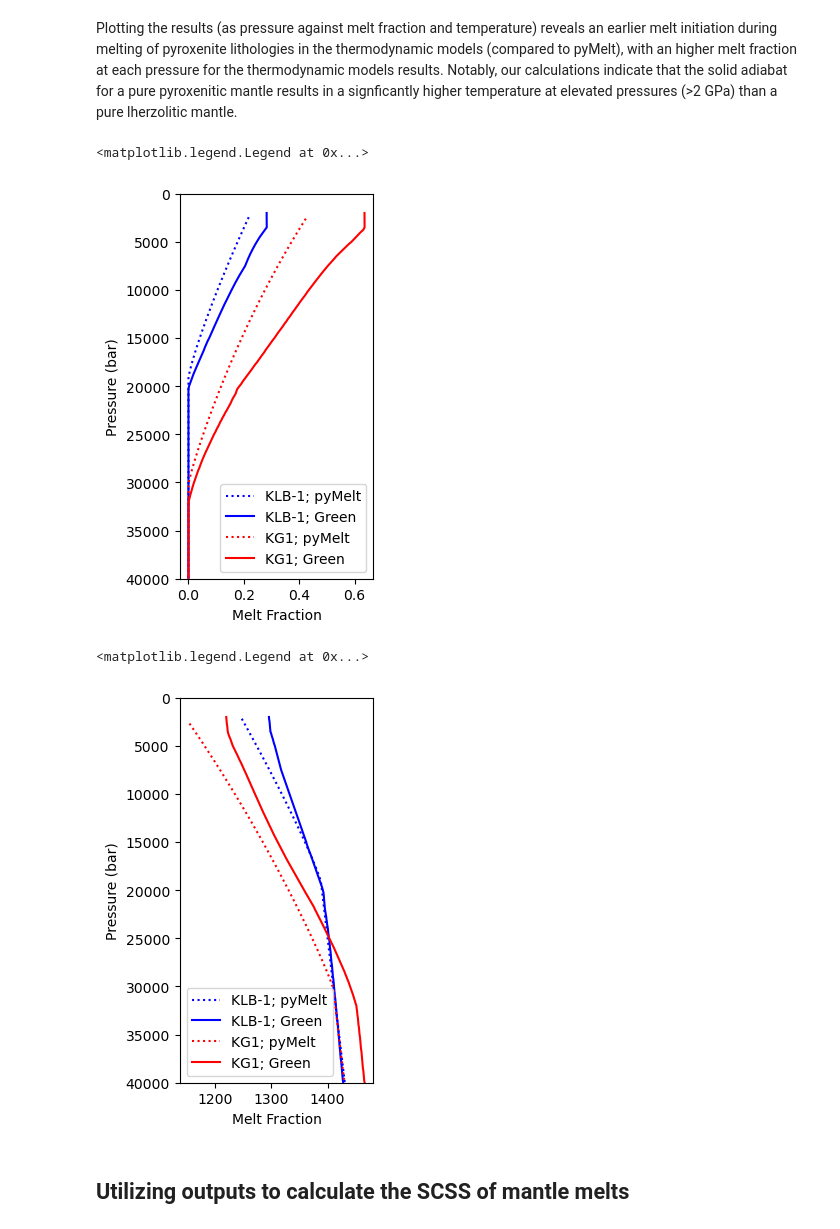
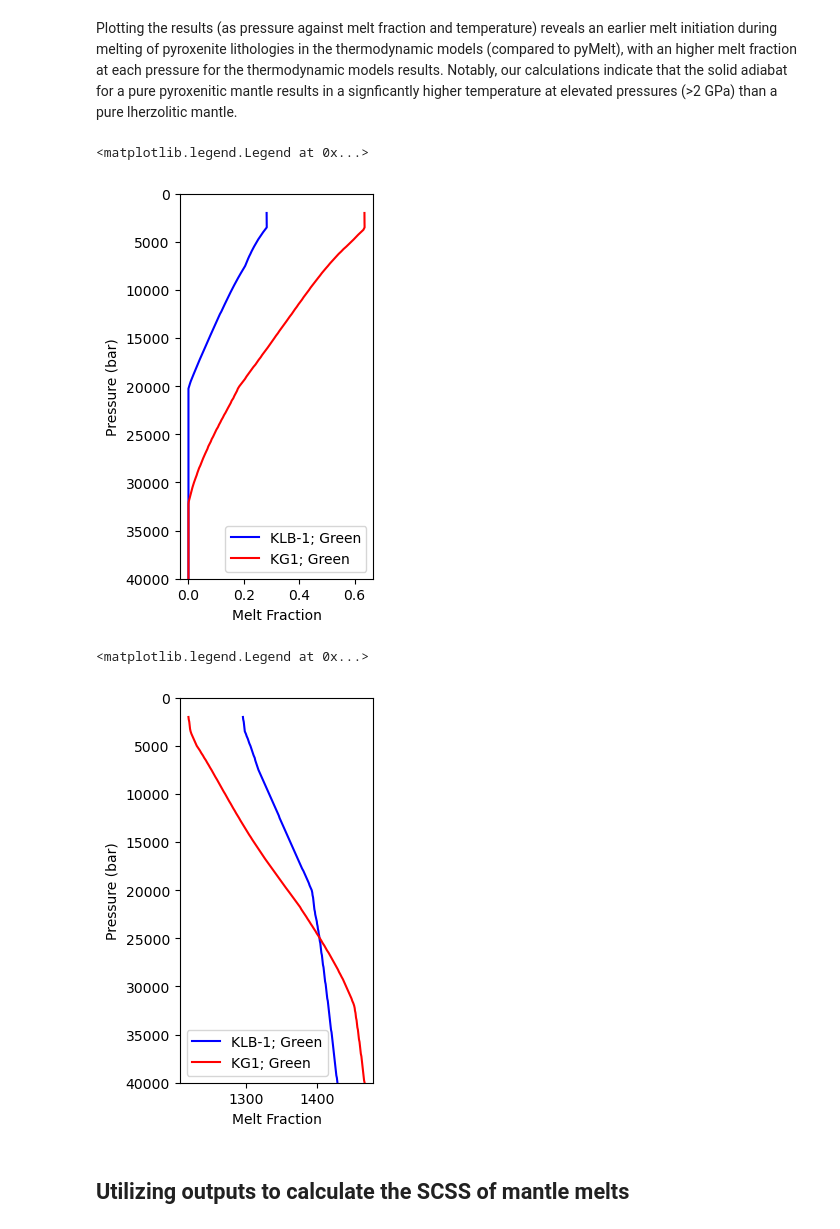
Before and after one commit to gleesonm1/PetThermoTools, a Jupyter notebook: docs/Examples/MeltingTests/AdiabaticMeltExample.ipynb, the cells around one changed output. Drawn from its saved outputs; the diff is of its cells as text; code cells hidden in the pictures.

```diff
--- a/docs/Examples/MeltingTests/AdiabaticMeltExample.ipynb
+++ b/docs/Examples/MeltingTests/AdiabaticMeltExample.ipynb
@@ -61,7 +66,7 @@ Model = ['pMELTS','Green2025']
 Results = {}
 for m in Model:
     Results[m] = ptt.AdiabaticDecompressionMelting(Model = m, bulk = "KLB-1",
-        T_start_C = 1500.0, P_start_bar = 30000.0, P_end_bar = 2000.0, dp_bar = 200.0)
+        T_start_C = 1450.0, P_start_bar = 30000.0, P_end_bar = 2000.0, dp_bar = 200.0)
 # %% [markdown]
 PetThermoTools includes a `phase_plot` function that, when the y-axis is specified as `P_bar`, will plot the mass fraction of each phase against pressure during the mantle melting calculations.
 # %%
@@ -121,5 +128,5 @@ We can also go beyond 'simply' comparing the different thermodynamic models (pME
 # %%
-Model = ['pyMelt', 'Green2025']
+Model = ['Green2025'] # 'pyMelt',
 Results_KLB = {}
 Results_KG1 = {}
 for m in Model:
@@ -136,16 +138,16 @@ Stacktrace:
 Plotting the results (as pressure against melt fraction and temperature) reveals an earlier melt initiation during melting of pyroxenite lithologies in the thermodynamic models (compared to pyMelt), with an higher melt fraction at each pressure for the thermodynamic models results. Notably, our calculations indicate that the solid adiabat for a pure pyroxenitic mantle results in a signficantly higher temperature at elevated pressures (>2 GPa) than a pure lherzolitic mantle.
 # %%
 f, a = plt.subplots(1,1, figsize = (2.5, 5))
-a.plot(Results_KLB["pyMelt"]["All"]["mass_g_Liq"],
-    Results_KLB['pyMelt']['All']['P_bar'],':b',
-    label='KLB-1; pyMelt')
+# a.plot(Results_KLB["pyMelt"]["All"]["mass_g_Liq"],
+#     Results_KLB['pyMelt']['All']['P_bar'],':b',
+#     label='KLB-1; pyMelt')
 a.plot(Results_KLB["Green2025"]["All"]["mass_g_Liq"],
     Results_KLB['Green2025']['All']['P_bar'],'-b',
     label='KLB-1; Green')
 
-a.plot(Results_KG1["pyMelt"]["All"]["mass_g_Liq"],
-    Results_KG1['pyMelt']['All']['P_bar'],':r',
-    label='KG1; pyMelt')
+# a.plot(Results_KG1["pyMelt"]["All"]["mass_g_Liq"],
+#     Results_KG1['pyMelt']['All']['P_bar'],':r',
+#     label='KG1; pyMelt')
 a.plot(Results_KG1["Green2025"]["All"]["mass_g_Liq"],
     Results_KG1['Green2025']['All']['P_bar'],'-r',
     label='KG1; Green')
@@ -156,30 +158,30 @@ a.set_xlabel('Melt Fraction')
 a.legend()
 # %% [output]
 <matplotlib.legend.Legend at 0x...>
-[figure, old version]
+[figure, new version]
 # %%
 f, a = plt.subplots(1,1, figsize = (2.5, 5))
-a.plot(Results_KLB["pyMelt"]["All"]["T_C"],
-    Results_KLB['pyMelt']['All']['P_bar'],':b',
-    label='KLB-1; pyMelt')
+# a.plot(Results_KLB["pyMelt"]["All"]["T_C"],
+#     Results_KLB['pyMelt']['All']['P_bar'],':b',
+#     label='KLB-1; pyMelt')
 a.plot(Results_KLB["Green2025"]["All"]["T_C"],
     Results_KLB['Green2025']['All']['P_bar'],'-b',
     label='KLB-1; Green')
 
-a.plot(Results_KG1["pyMelt"]["All"]["T_C"],
-    Results_KG1['pyMelt']['All']['P_bar'],':r',
-    label='KG1; pyMelt')
+# a.plot(Results_KG1["pyMelt"]["All"]["T_C"],
+#     Results_KG1['pyMelt']['All']['P_bar'],':r',
+#     label='KG1; pyMelt')
 a.plot(Results_KG1["Green2025"]["All"]["T_C"],
     Results_KG1['Green2025']['All']['P_bar'],'-r',
     label='KG1; Green')
 
 a.set_ylim([40000,0])
 a.set_ylabel('Pressure (bar)')
 a.set_xlabel('Melt Fraction')
 a.legend()
 # %% [output]
 <matplotlib.legend.Legend at 0x...>
-[figure, old version]
+[figure, new version]
 # %% [markdown]
 ## Utilizing outputs to calculate the SCSS of mantle melts
 # %% [markdown]
```
Also changed, not shown: parts of 8 cells of this notebook, 4 other files.
